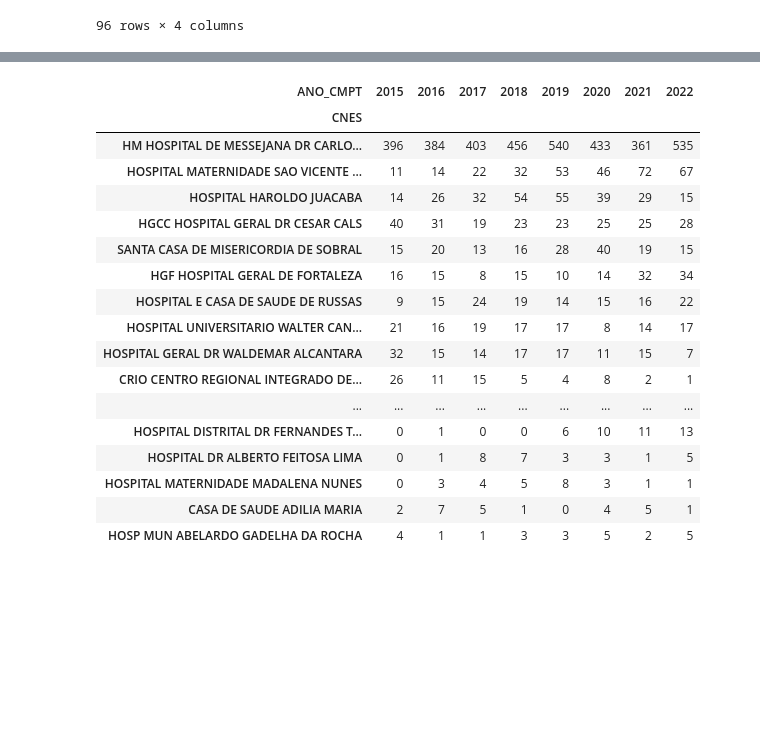
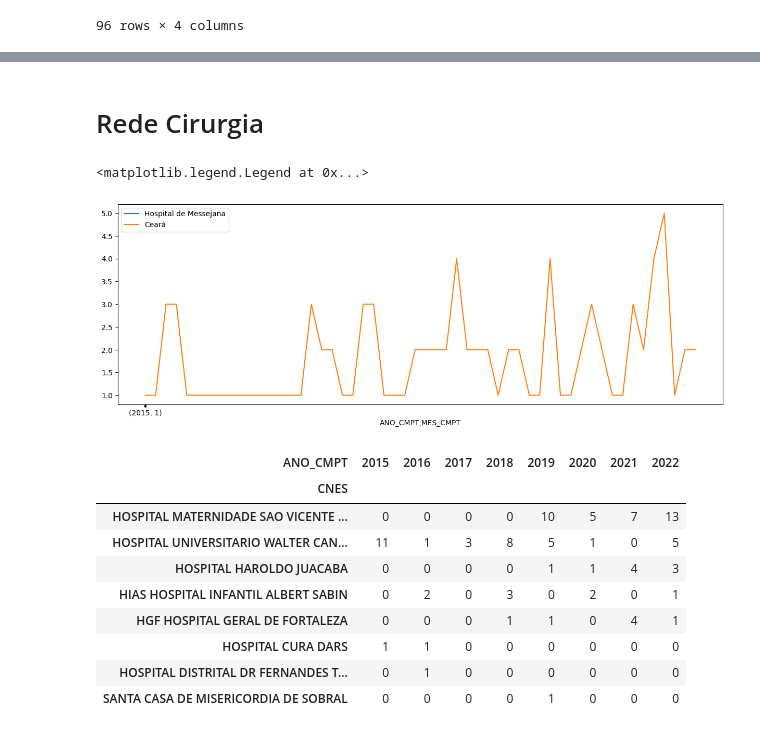
Before and after one commit to mattfeg/pesquisa-gerotec, a Jupyter notebook: src/main.ipynb, the cells around one changed output, grey strips where cells are left out. Saved outputs shown, nothing was run; the diff lists cells and outputs as text; code cells hidden in the pictures; blank space fills up the shorter version.

```diff
--- a/src/main.ipynb
+++ b/src/main.ipynb
@@ -55,0 +63,23 @@ dfPrePandemia = dfSemMessejana[dfSemMessejana['ANO_CMPT'].isin(FiltroPrePandemia
+# %%
+FiltroPrePandemia = [2015,2016,2017,2018,2019]
+FiltroPandemia = [2020,2021]
+FiltroPosPandemia = [2022]
+
+filtroCirurgia = [416110010, 416110011, 416110012, 416110013, 416110014, 416110015, 416110016, 416110017, 416110018,
+                  416110020, 416110021, 416110022, 416110023, 416110024, 416110025, 416110026, 416110027, 416110028,
+                  416110030, 416110031, 416110032, 416110033, 416110034, 416110035, 416110036, 416110037, 416110038,
+                  416110040, 416110041, 416110042, 416110043, 416110044, 416110045, 416110046, 416110047, 416110048,
+                  416110050, 416110051, 416110052, 416110053, 416110054, 416110055, 416110056, 416110057, 416110058,
+                  416110060, 416110061, 416110062, 416110063, 416110064, 416110065, 416110066, 416110067, 416110068,
+                  416110070, 416110071, 416110072, 416110073, 416110074, 416110075, 416110076, 416110077, 416110078,
+                  416110080, 416110081, 416110082, 416110083, 416110084, 416110085, 416110086, 416110087, 416110088]
+# filtroInternacaoDomiciliar = [301050074]
+filtroTratamentoClinico = [304100021, 303130067]
+filtroIntercorrencia = [301060070, 301060088, 304100013]
+filtroTotal = filtroTratamentoClinico + filtroIntercorrencia + filtroCirurgia # + filtroInternacaoDomiciliar
+
+dfPrePandemia = dfSemMessejana[dfSemMessejana['ANO_CMPT'].isin(FiltroPrePandemia)]
+
+dfCirurgia = df[df['PROC_REA'].isin(filtroCirurgia)]
+dfTratamentoClinico = df[df['PROC_REA'].isin(filtroTratamentoClinico)]
+dfIntercorrencia = df[df['PROC_REA'].isin(filtroIntercorrencia)]
@@ -171,31 +239,35 @@ hospitais_aumento_significativo.head(10)  # Mostrando os top 10 hospitais com ma
+# %% [markdown]
+# Rede Cirurgia
+# %%
+# Gráfico de 2 linha: uma com o total de internações por mes no hospital de messejana e outra com o total de internações por mes no Ceará sem o hospital de messejana
+dfHospitalMessejanaCirurgia = dfHospitalMessejana[dfHospitalMessejana['PROC_REA'].isin(filtroCirurgia)]
+dfSemMessejanaCirurgia = dfSemMessejana[dfSemMessejana['PROC_REA'].isin(filtroCirurgia)]
+dfHospitalMessejanaCirurgia.groupby(['ANO_CMPT','MES_CMPT']).size().plot(kind='line', figsize=(15,5))
+dfSemMessejanaCirurgia.groupby(['ANO_CMPT','MES_CMPT']).size().plot(kind='line', figsize=(15,5))
+plt.legend(['Hospital de Messejana', 'Ceará'])
+# %% [output]
+<matplotlib.legend.Legend at 0x...>
+[figure, added]
 # %%
 # Agrupando as internações por hospital e ano para o DataFrame que exclui o Hospital de Messejana
-internacoes_por_ano_hospital = df.groupby(['CNES', 'ANO_CMPT']).size().unstack(fill_value=0)
+internacoes_por_ano_hospital = dfCirurgia.groupby(['CNES', 'ANO_CMPT']).size().unstack(fill_value=0)
 
 # Ordenando os hospitais pelo total de internações durante o período
 internacoes_por_ano_hospital['Total'] = internacoes_por_ano_hospital.sum(axis=1)
 internacoes_por_ano_hospital_sorted = internacoes_por_ano_hospital.sort_values(by='Total', ascending=False)
 
 # Removendo a coluna total para melhor visualização dos resultados anuais
 internacoes_por_ano_hospital_sorted.drop(columns=['Total'], inplace=True)
 
 internacoes_por_ano_hospital_sorted.head(20)  # Mostrando os top 10 hospitais com maior número total de internações
 # %% [output]
 | ANO_CMPT | 2015 | 2016 | 2017 | 2018 | 2019 | 2020 | 2021 | 2022 |
 | CNES |  |  |  |  |  |  |  |  |
-| HM HOSPITAL DE MESSEJANA DR CARLO... | 396 | 384 | 403 | 456 | 540 | 433 | 361 | 535 |
-| HOSPITAL MATERNIDADE SAO VICENTE ... | 11 | 14 | 22 | 32 | 53 | 46 | 72 | 67 |
-| HOSPITAL HAROLDO JUACABA | 14 | 26 | 32 | 54 | 55 | 39 | 29 | 15 |
-| HGCC HOSPITAL GERAL DR CESAR CALS | 40 | 31 | 19 | 23 | 23 | 25 | 25 | 28 |
-| SANTA CASA DE MISERICORDIA DE SOBRAL | 15 | 20 | 13 | 16 | 28 | 40 | 19 | 15 |
-| HGF HOSPITAL GERAL DE FORTALEZA | 16 | 15 | 8 | 15 | 10 | 14 | 32 | 34 |
-| HOSPITAL E CASA DE SAUDE DE RUSSAS | 9 | 15 | 24 | 19 | 14 | 15 | 16 | 22 |
-| HOSPITAL UNIVERSITARIO WALTER CAN... | 21 | 16 | 19 | 17 | 17 | 8 | 14 | 17 |
-| HOSPITAL GERAL DR WALDEMAR ALCANTARA | 32 | 15 | 14 | 17 | 17 | 11 | 15 | 7 |
-| CRIO CENTRO REGIONAL INTEGRADO DE... | 26 | 11 | 15 | 5 | 4 | 8 | 2 | 1 |
-| ... | ... | ... | ... | ... | ... | ... | ... | ... |
-| HOSPITAL DISTRITAL DR FERNANDES T... | 0 | 1 | 0 | 0 | 6 | 10 | 11 | 13 |
-| HOSPITAL DR ALBERTO FEITOSA LIMA | 0 | 1 | 8 | 7 | 3 | 3 | 1 | 5 |
-| HOSPITAL MATERNIDADE MADALENA NUNES | 0 | 3 | 4 | 5 | 8 | 3 | 1 | 1 |
-| CASA DE SAUDE ADILIA MARIA | 2 | 7 | 5 | 1 | 0 | 4 | 5 | 1 |
-| HOSP MUN ABELARDO GADELHA DA ROCHA | 4 | 1 | 1 | 3 | 3 | 5 | 2 | 5 |
+| HOSPITAL MATERNIDADE SAO VICENTE ... | 0 | 0 | 0 | 0 | 10 | 5 | 7 | 13 |
+| HOSPITAL UNIVERSITARIO WALTER CAN... | 11 | 1 | 3 | 8 | 5 | 1 | 0 | 5 |
+| HOSPITAL HAROLDO JUACABA | 0 | 0 | 0 | 0 | 1 | 1 | 4 | 3 |
+| HIAS HOSPITAL INFANTIL ALBERT SABIN | 0 | 2 | 0 | 3 | 0 | 2 | 0 | 1 |
+| HGF HOSPITAL GERAL DE FORTALEZA | 0 | 0 | 0 | 1 | 1 | 0 | 4 | 1 |
+| HOSPITAL CURA DARS | 1 | 1 | 0 | 0 | 0 | 0 | 0 | 0 |
+| HOSPITAL DISTRITAL DR FERNANDES T... | 0 | 1 | 0 | 0 | 0 | 0 | 0 | 0 |
+| SANTA CASA DE MISERICORDIA DE SOBRAL | 0 | 0 | 0 | 0 | 1 | 0 | 0 | 0 |
```
Also changed, not shown: parts of 14 cells of this notebook, 1 other file.
